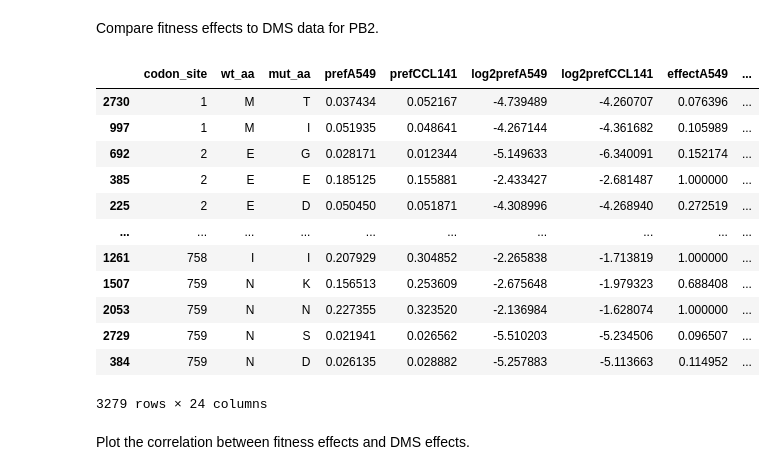
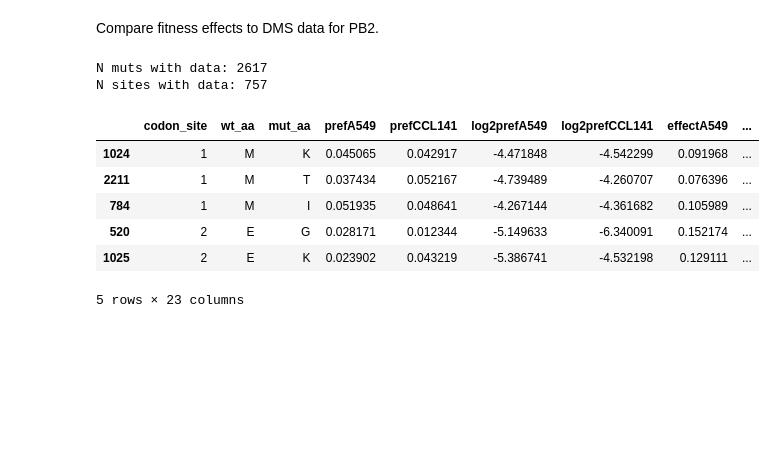
Before and after one commit to matsengrp/flu-mut-rates, a Jupyter notebook: notebooks/analyze_fitness_effects.ipynb, the cells around one changed output. Cells and saved outputs as stored; diff of their text form; code cells hidden in the pictures; blank space fills up the shorter version.

```diff
--- a/notebooks/analyze_fitness_effects.ipynb
+++ b/notebooks/analyze_fitness_effects.ipynb
@@ -22,6 +22,8 @@ Read in data
 # %%
 # Read in fitness effects of amino-acid mutations
 fitness_df = pd.read_csv('../results/aa_fitness_effects.csv', keep_default_na=False)
+fitness_df = fitness_df[fitness_df['host'] == 'all']
 
 # Read in data on fitness effects of synonymous mutations at a given site
 site_syn_fitness_df = pd.read_csv('../results/sitewise_synonymous_fitness_effects.csv', keep_default_na=False)
+site_syn_fitness_df = site_syn_fitness_df[site_syn_fitness_df['host'] == 'all']
@@ -341,40 +274,37 @@ Compare fitness effects to DMS data for PB2.
 # %%
 # Get fitness data
 count_threshold = 25
 fitness_lod = np.log(0.5/(count_threshold+0.5))
 fitness_data = fitness_df[
     (fitness_df['gene'] == 'PB2') &
+    (fitness_df['mut_class'] == 'nonsynonymous') &
     (fitness_df['expected_count'] >= count_threshold) &
     (fitness_df['subtype'] == 'all')
 ].copy()
 fitness_data['codon_site'] = fitness_data['codon_site'].astype(int)
 
 # Read in the DMS data and merge with the fitness data
 pb2_dms_data = (
     pd.read_csv('../data/dms_data/Soh_PB2/elife-45079-fig2-data1-v1.csv')
     .rename(columns={
         'site':'codon_site',
         'wildtype' : 'wt_aa',
         'mutation' : 'mut_aa',
+        'log2effectA549': 'dms_effect'
     })
     .merge(fitness_data, on=['codon_site', 'wt_aa', 'mut_aa'], how='inner')
     .sort_values('codon_site')
 )
-
-pb2_dms_data
+print('N muts with data:', len(pb2_dms_data))
+print('N sites with data:', pb2_dms_data['codon_site'].nunique())
+pb2_dms_data.head()
 # %% [output]
+N muts with data: 2617
+N sites with data: 757
 |  | codon_site | wt_aa | mut_aa | prefA549 | prefCCL141 | log2prefA549 | log2prefCCL141 | effectA549 | ... |
-| 2730 | 1 | M | T | 0.037434 | 0.052167 | -4.739489 | -4.260707 | 0.076396 | ... |
-| 997 | 1 | M | I | 0.051935 | 0.048641 | -4.267144 | -4.361682 | 0.105989 | ... |
-| 692 | 2 | E | G | 0.028171 | 0.012344 | -5.149633 | -6.340091 | 0.152174 | ... |
-| 385 | 2 | E | E | 0.185125 | 0.155881 | -2.433427 | -2.681487 | 1.000000 | ... |
-| 225 | 2 | E | D | 0.050450 | 0.051871 | -4.308996 | -4.268940 | 0.272519 | ... |
-| ... | ... | ... | ... | ... | ... | ... | ... | ... | ... |
-| 1261 | 758 | I | I | 0.207929 | 0.304852 | -2.265838 | -1.713819 | 1.000000 | ... |
-| 1507 | 759 | N | K | 0.156513 | 0.253609 | -2.675648 | -1.979323 | 0.688408 | ... |
-| 2053 | 759 | N | N | 0.227355 | 0.323520 | -2.136984 | -1.628074 | 1.000000 | ... |
-| 2729 | 759 | N | S | 0.021941 | 0.026562 | -5.510203 | -5.234506 | 0.096507 | ... |
-| 384 | 759 | N | D | 0.026135 | 0.028882 | -5.257883 | -5.113663 | 0.114952 | ... |
+| 1024 | 1 | M | K | 0.045065 | 0.042917 | -4.471848 | -4.542299 | 0.091968 | ... |
+| 2211 | 1 | M | T | 0.037434 | 0.052167 | -4.739489 | -4.260707 | 0.076396 | ... |
+| 784 | 1 | M | I | 0.051935 | 0.048641 | -4.267144 | -4.361682 | 0.105989 | ... |
+| 520 | 2 | E | G | 0.028171 | 0.012344 | -5.149633 | -6.340091 | 0.152174 | ... |
+| 1025 | 2 | E | K | 0.023902 | 0.043219 | -5.386741 | -4.532198 | 0.129111 | ... |
-3279 rows × 24 columns
+5 rows × 23 columns
-# %% [markdown]
-Plot the correlation between fitness effects and DMS effects.
```
Also changed, not shown: parts of 17 cells of this notebook, 1 other file.
